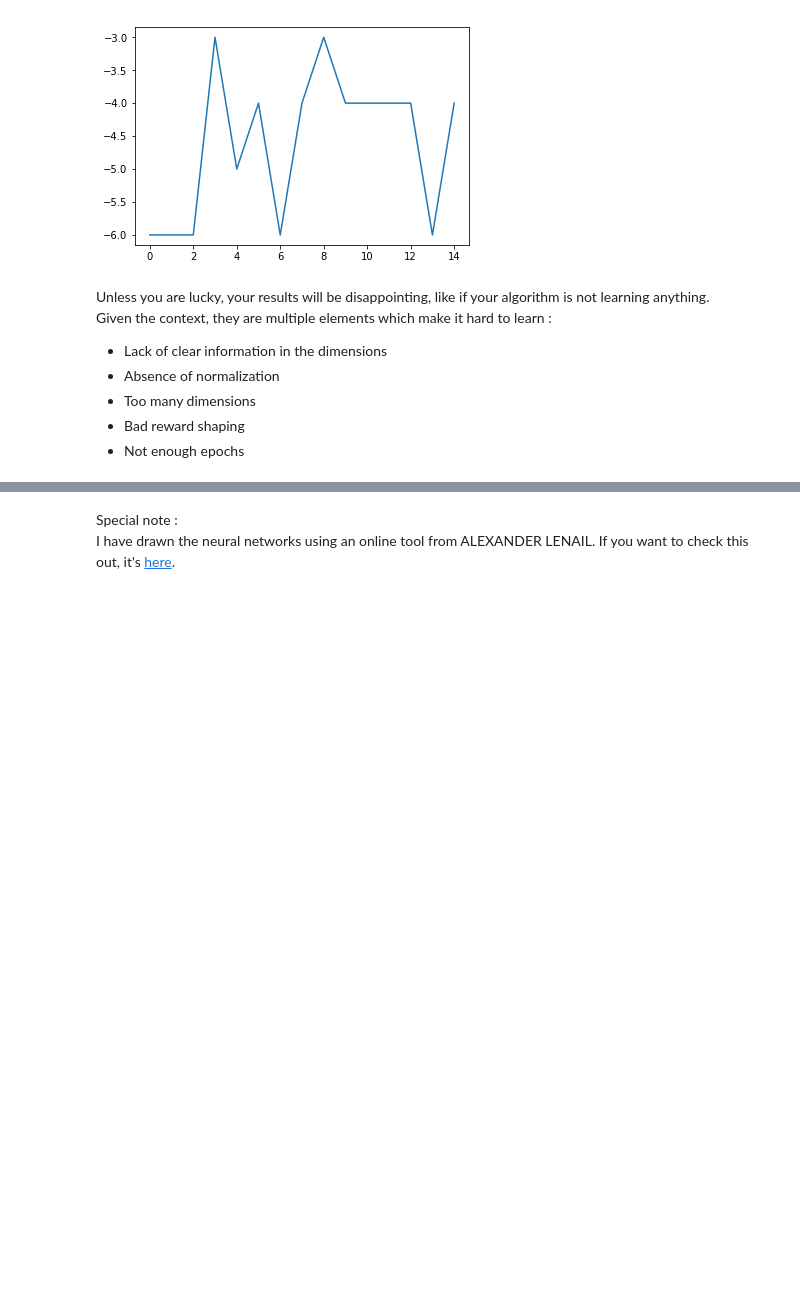
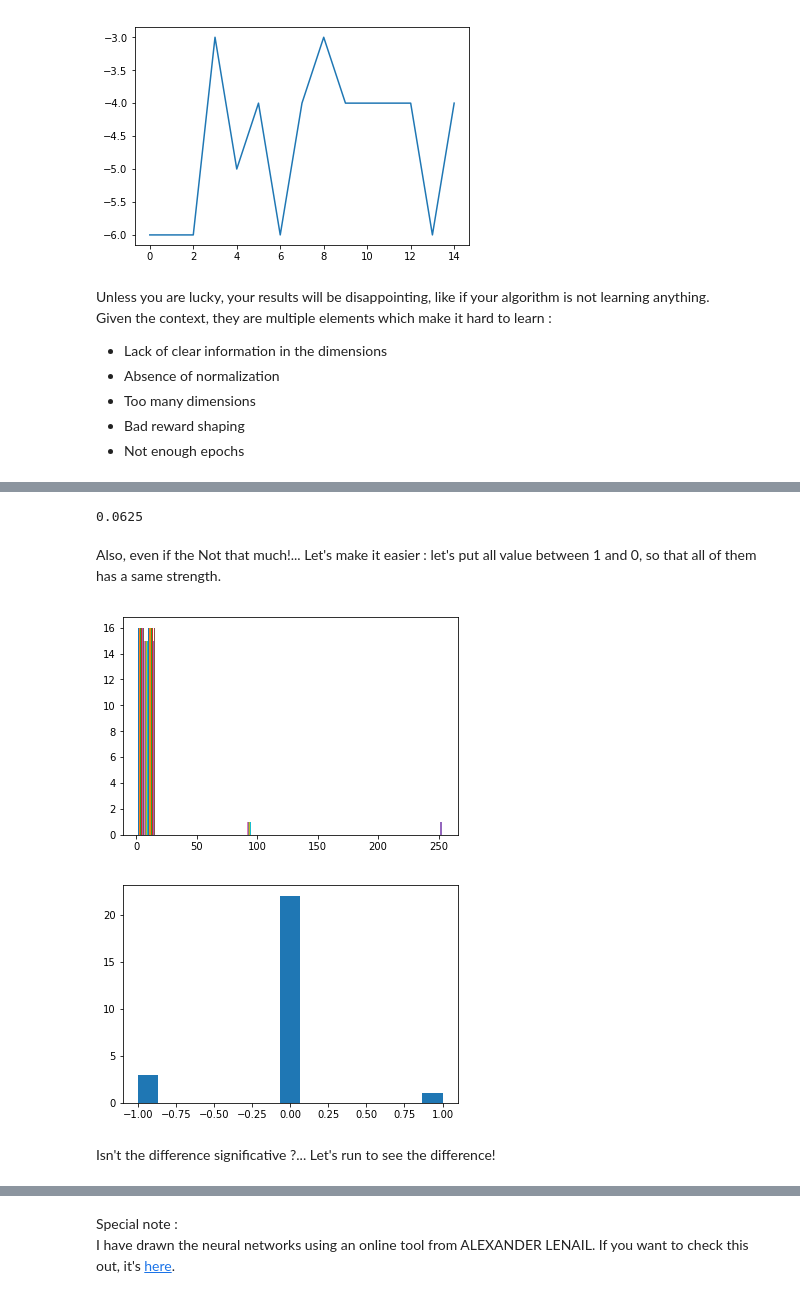
Before and after one commit to alexandrelefourner/neural_networks_tutorial, a Jupyter notebook: 2. Your first genetic algorithm solution.ipynb, the cells around one changed output, grey strips where cells are left out. Cells and saved outputs as stored; diff of their text form; code cells hidden in the pictures; blank space fills up the shorter version.

```diff
--- a/2. Your first genetic algorithm solution.ipynb
+++ b/2. Your first genetic algorithm solution.ipynb
@@ -708,0 +757,4 @@ Given the context, they are multiple elements which make it hard to learn :
+# %%
+sample_env = np.zeros((11,11))
+sample_env[7][3]=1
+sample_env
@@ -708,0 +773,5 @@ Given the context, they are multiple elements which make it hard to learn :
+# %%
+localization = np.argwhere(sample_env == 1).reshape(-1)
+sample_env = np.roll(sample_env,int(sample_env.shape[0]/2)-localization[0], axis = 0)
+sample_env = np.roll(sample_env,int(sample_env.shape[1]/2)-localization[1], axis = 1)
+sample_env
@@ -708,0 +790,10 @@ Given the context, they are multiple elements which make it hard to learn :
+# %%
+def update_observations(observation):
+
+    localization = np.argwhere(observation == 101).reshape(-1) #We localize the head
+
+    observation = np.roll(observation,int(observation.shape[0]/2)-localization[0], axis = 0)#Then shift the game.
+    return np.roll(observation,int(observation.shape[1]/2)-localization[1], axis = 1)
+
+observations = update_observations(observation)
+observations[6:11,6:11]
@@ -708,0 +1076,55 @@ Given the context, they are multiple elements which make it hard to learn :
+# %%
+(1/2)**4
+# %% [output]
+0.0625
+# %% [markdown]
+Also, even if the Not that much!... Let's make it easier : let's put all value between 1 and 0, so that all of them has a same strength.
+# %%
+def update_observations(observation, view_size = 2):
+    assert view_size > 0, "The agent cannot see the map if you don't set a view_size over 0!"
+
+    cliffs = np.ones((observation.shape[0]+2,observation.shape[1]+2))
+    cliffs *= 100
+    cliffs[1:cliffs.shape[0]-1,1:cliffs.shape[1]-1] = observation
+
+    observation = cliffs
+
+    localization = np.argwhere(observation == 101).reshape(-1)
+
+    fruit_localization = np.argwhere(observation == 255).reshape(-1)
+    high = (localization[0] - fruit_localization[0])
+    width = (localization[1] - fruit_localization[1])
+    high = min(max(-1,high),1)
+    width = min(max(-1,width),1)
+
+    observation = np.roll(observation,int(observation.shape[0]/2)-localization[0], axis = 0)
+    observation = np.roll(observation,int(observation.shape[1]/2)-localization[1], axis = 1)
+
+
+    localization = np.argwhere(observation == 101).reshape(-1)
+
+    observation = observation[localization[0]-view_size:localization[0]+view_size+1,
+                       localization[1]-view_size:localization[1]+view_size+1]
+
+    observation = np.reshape(observation, (-1))
+    localization = np.argwhere(observation == 101).reshape(-1)[0]
+    observation = np.delete(observation, localization)
+
+
+    observation = np.where(observation == 255, 1, observation) #We replace the fruit by 1.
+    observation = np.where(observation == 100, -1, observation) #We replace the wall & tail by 1.
+
+    observation = np.concatenate((observation, [high, width]))
+    return observation
+
+observations = env.reset()
+
+plt.hist(observations, bins=15);
+plt.show();
+plt.hist(update_observations(observations), bins=15);
+plt.show();
+# %% [output]
+[figure, added]
+[figure, added]
+# %% [markdown]
+Isn't the difference significative ?... Let's run to see the difference!
```
Also changed, not shown: parts of 54 cells of this notebook.
